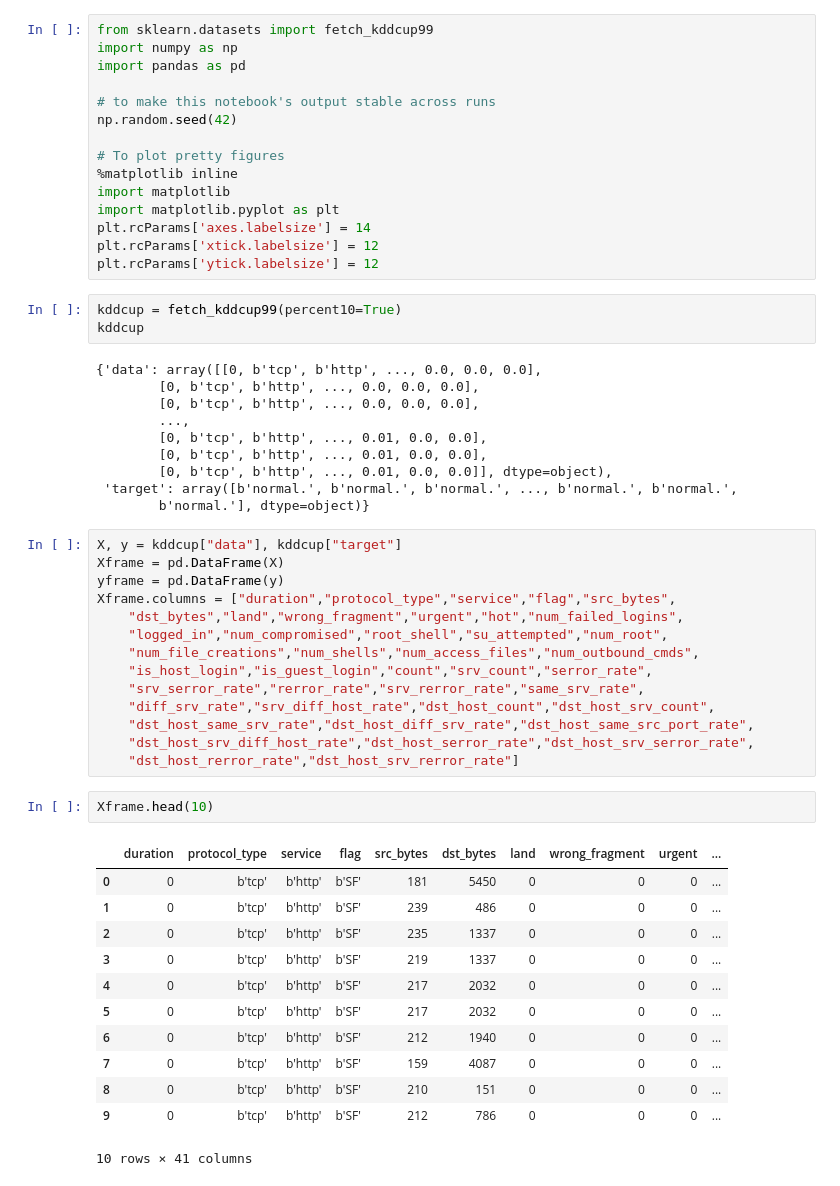
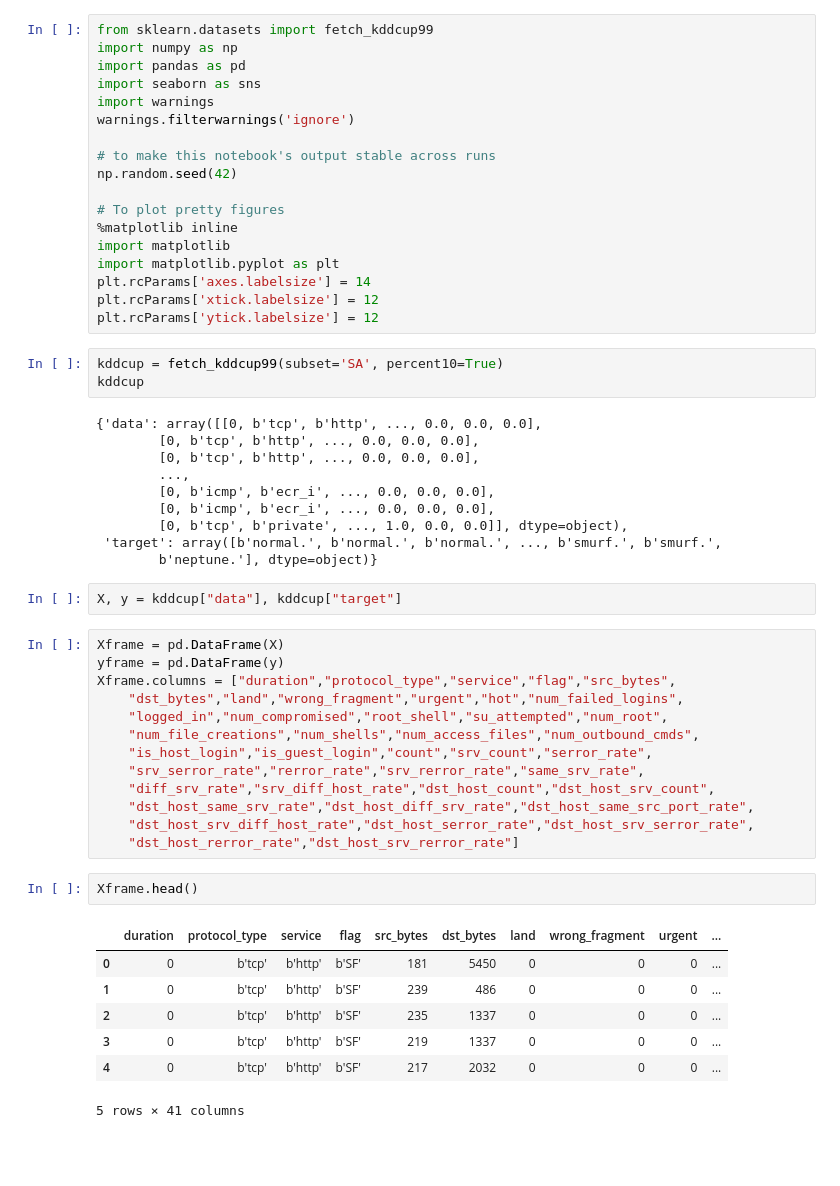
Before and after one commit to Skemba/Jupyter, a Jupyter notebook: Intrusion detection.ipynb, the cells around one changed output. Cells and saved outputs as stored; diff of their text form; blank space fills up the shorter version.

```diff
--- a/Intrusion detection.ipynb
+++ b/Intrusion detection.ipynb
@@ -2,6 +2,9 @@
 from sklearn.datasets import fetch_kddcup99
 import numpy as np
 import pandas as pd
+import seaborn as sns
+import warnings
+warnings.filterwarnings('ignore')
 
 # to make this notebook's output stable across runs
 np.random.seed(42)
@@ -14,20 +17,21 @@ plt.rcParams['axes.labelsize'] = 14
 plt.rcParams['xtick.labelsize'] = 12
 plt.rcParams['ytick.labelsize'] = 12
 # %%
-kddcup = fetch_kddcup99(percent10=True)
+kddcup = fetch_kddcup99(subset='SA', percent10=True)
 kddcup
 # %% [output]
 {'data': array([[0, b'tcp', b'http', ..., 0.0, 0.0, 0.0],
         [0, b'tcp', b'http', ..., 0.0, 0.0, 0.0],
         [0, b'tcp', b'http', ..., 0.0, 0.0, 0.0],
         ...,
-        [0, b'tcp', b'http', ..., 0.01, 0.0, 0.0],
-        [0, b'tcp', b'http', ..., 0.01, 0.0, 0.0],
-        [0, b'tcp', b'http', ..., 0.01, 0.0, 0.0]], dtype=object),
- 'target': array([b'normal.', b'normal.', b'normal.', ..., b'normal.', b'normal.',
-        b'normal.'], dtype=object)}
+        [0, b'icmp', b'ecr_i', ..., 0.0, 0.0, 0.0],
+        [0, b'icmp', b'ecr_i', ..., 0.0, 0.0, 0.0],
+        [0, b'tcp', b'private', ..., 1.0, 0.0, 0.0]], dtype=object),
+ 'target': array([b'normal.', b'normal.', b'normal.', ..., b'smurf.', b'smurf.',
+        b'neptune.'], dtype=object)}
+# %%
+X, y = kddcup["data"], kddcup["target"]
 # %%
-X, y = kddcup["data"], kddcup["target"]
 Xframe = pd.DataFrame(X)
 yframe = pd.DataFrame(y)
 Xframe.columns = ["duration","protocol_type","service","flag","src_bytes",
@@ -41,20 +45,15 @@ Xframe.columns = ["duration","protocol_type","service","flag","src_bytes",
     "dst_host_srv_diff_host_rate","dst_host_serror_rate","dst_host_srv_serror_rate",
     "dst_host_rerror_rate","dst_host_srv_rerror_rate"]
 # %%
-Xframe.head(10)
+Xframe.head()
 # %% [output]
 |  | duration | protocol_type | service | flag | src_bytes | dst_bytes | land | wrong_fragment | urgent | ... |
 | 0 | 0 | b'tcp' | b'http' | b'SF' | 181 | 5450 | 0 | 0 | 0 | ... |
 | 1 | 0 | b'tcp' | b'http' | b'SF' | 239 | 486 | 0 | 0 | 0 | ... |
 | 2 | 0 | b'tcp' | b'http' | b'SF' | 235 | 1337 | 0 | 0 | 0 | ... |
 | 3 | 0 | b'tcp' | b'http' | b'SF' | 219 | 1337 | 0 | 0 | 0 | ... |
 | 4 | 0 | b'tcp' | b'http' | b'SF' | 217 | 2032 | 0 | 0 | 0 | ... |
-| 5 | 0 | b'tcp' | b'http' | b'SF' | 217 | 2032 | 0 | 0 | 0 | ... |
-| 6 | 0 | b'tcp' | b'http' | b'SF' | 212 | 1940 | 0 | 0 | 0 | ... |
-| 7 | 0 | b'tcp' | b'http' | b'SF' | 159 | 4087 | 0 | 0 | 0 | ... |
-| 8 | 0 | b'tcp' | b'http' | b'SF' | 210 | 151 | 0 | 0 | 0 | ... |
-| 9 | 0 | b'tcp' | b'http' | b'SF' | 212 | 786 | 0 | 0 | 0 | ... |
-10 rows × 41 columns
+5 rows × 41 columns
 # %%
 Xframe.describe()
 # %% [output]
```
Also changed, not shown: parts of 39 cells of this notebook, 10 other files.
